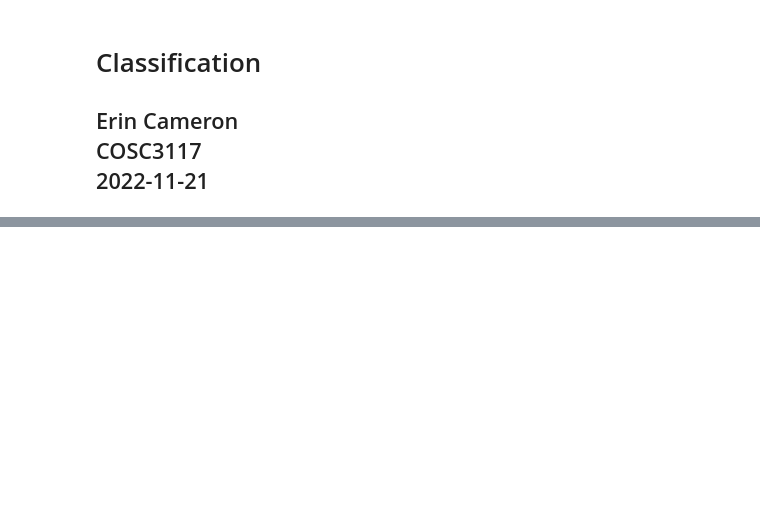
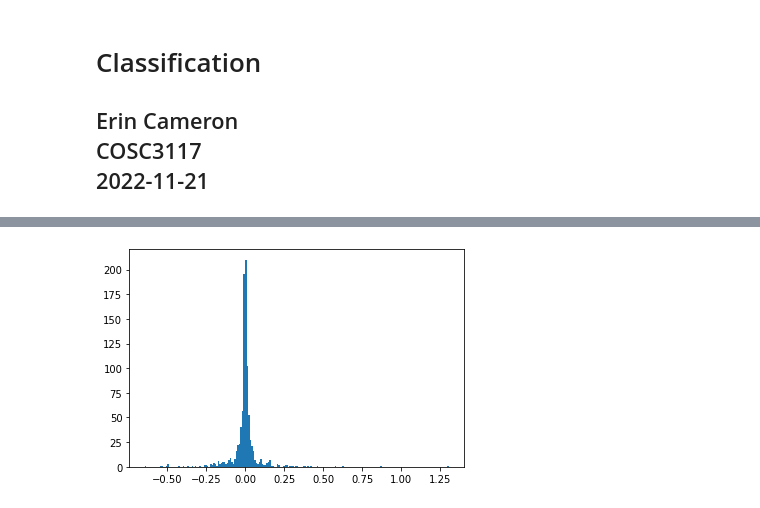
Before and after one commit to erincameron11/PredictingFlightDelay, a Jupyter notebook: notebooks/2_Classification.ipynb, the cells around one changed output, grey strips where cells are left out. Saved outputs shown, nothing was run; the diff lists cells and outputs as text; code cells hidden in the pictures; blank space fills up the shorter version.

```diff
--- a/notebooks/2_Classification.ipynb
+++ b/notebooks/2_Classification.ipynb
@@ -89,0 +199,10 @@ ValueError: could not convert string to float: '2018-11-19'
+# %%
+# add on continuous and prediction class (Cancelled) variabled
+test_data_lr = test_data_lr.merge(test_data[["Distance", "CRSDepTime", "Cancelled"]],
+                                  left_index = True,
+                                  right_index = True
+                                 )
+train_data_lr = train_data_lr.merge(train_data[["Distance", "CRSDepTime", "Cancelled"]],
+                                      left_index = True,
+                                      right_index = True
+                                     )
@@ -89,0 +213,10 @@ ValueError: could not convert string to float: '2018-11-19'
+# %%
+# where X is sparse array of training data with feature,
+# and Y is the classes (canceleld 0/1) for each entry in training data
+# X = np.array(train_data_lr.iloc[:, :-1])
+X = train_data_lr.iloc[:, :-1]
+y = np.array(train_data_lr["Cancelled"])
+# %%
+# fit the model on training data
+logReg = LogisticRegression(random_state=0, max_iter = 1000, verbose = True, class_weight = "balanced")
+logReg = logReg.fit(X, y)
@@ -89,0 +271,8 @@ ValueError: could not convert string to float: '2018-11-19'
+# %%
+# get feature importance (aka coefficient)
+# higher absolute values mean the feature is more "important"
+# ...aka useful in telling classes (cancelled vs not) apart
+# coeffs close to 0 mean the feature is not very useful
+featCoeffs = logReg.coef_.flatten()
+featCoeffs = pd.DataFrame(featCoeffs, logReg.feature_names_in_).rename(columns={0: "Feature Coefficient"})
+featCoeffs.describe()
@@ -89,0 +289,8 @@ ValueError: could not convert string to float: '2018-11-19'
+# %%
+# because we have so many features (n=952), first plot the distribution of feature coeffs across all features
+# sort values from high to low
+featCoeffs = featCoeffs.sort_values("Feature Coefficient", ascending = False)
+plt.hist(featCoeffs["Feature Coefficient"], bins = 200)
+plt.show()
+# %% [output]
+[figure, added]
```
Also changed, not shown: parts of 82 cells of this notebook, 1 other file.
